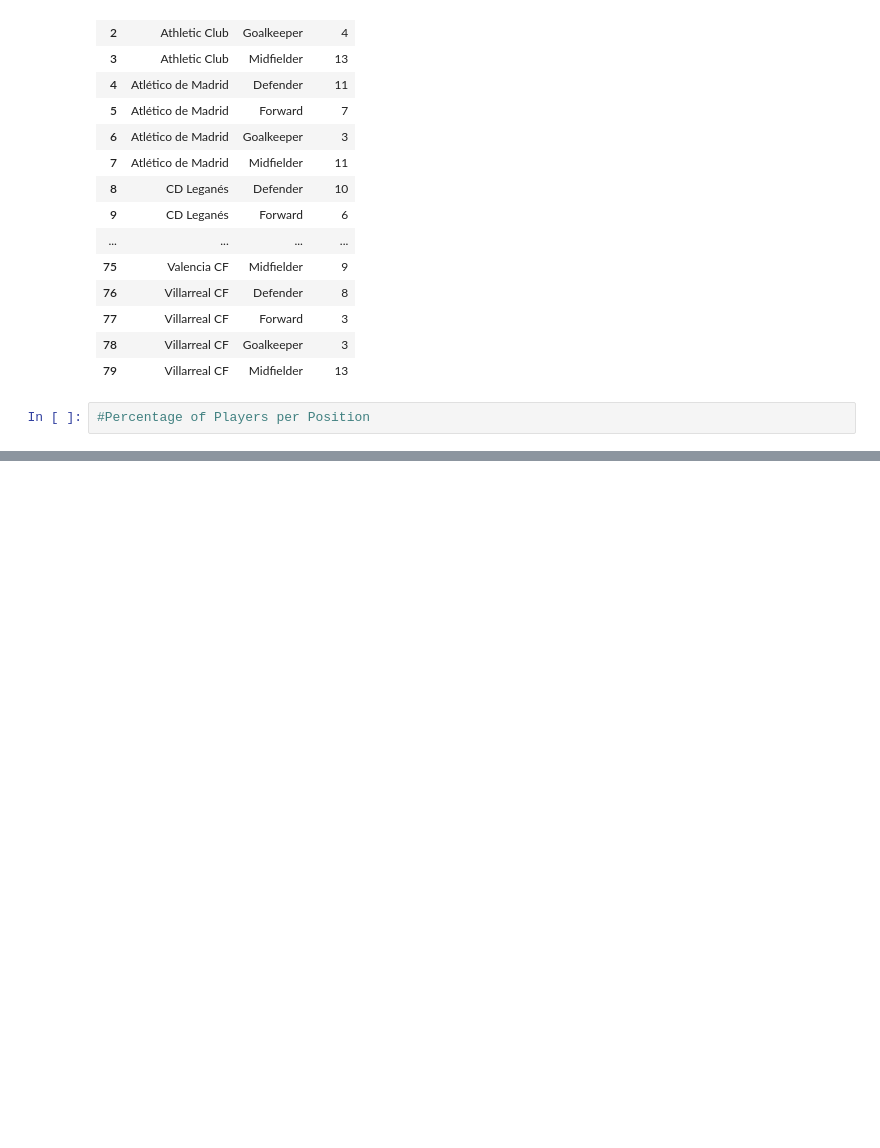
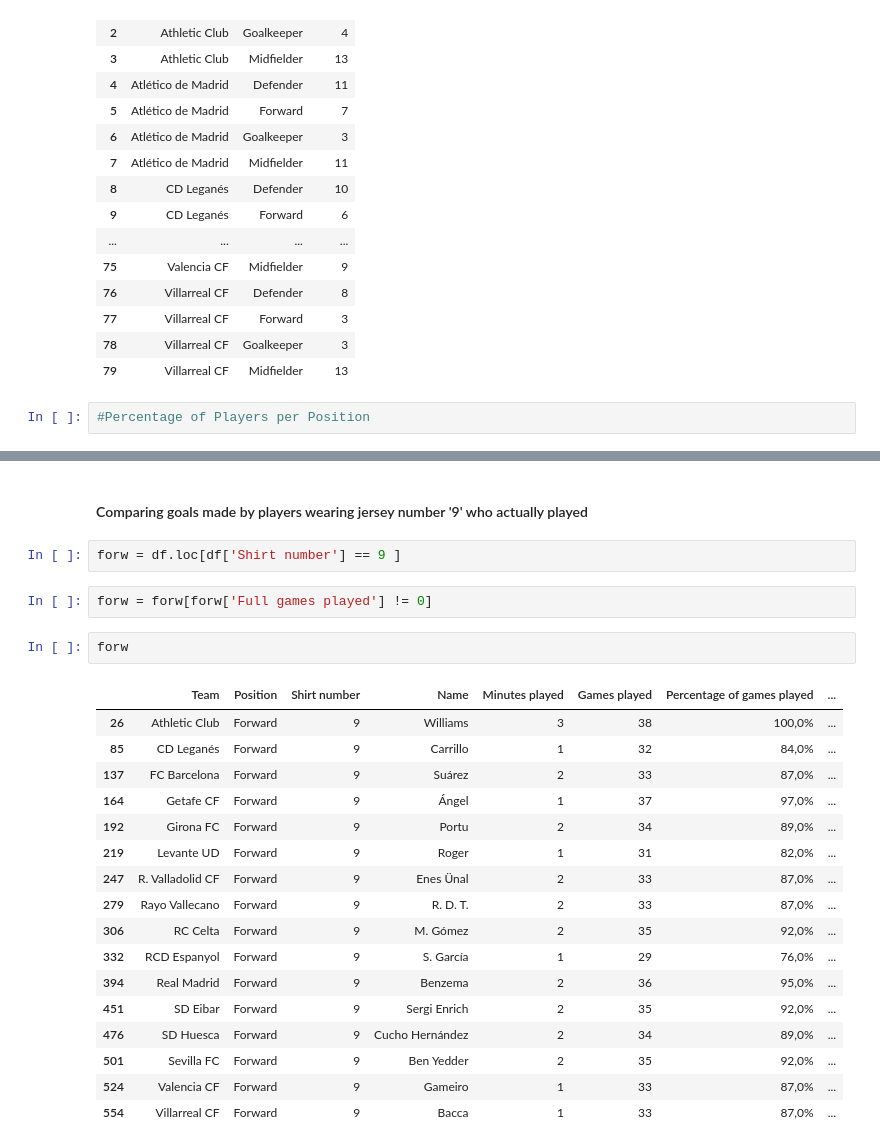
Before and after one commit to wzoungrana/la_liga, a Jupyter notebook: laliga_eda.ipynb, the cells around one changed output, grey strips where cells are left out. Drawn from its saved outputs; the diff is of its cells as text; blank space fills up the shorter version.

```diff
--- a/laliga_eda.ipynb
+++ b/laliga_eda.ipynb
@@ -130,0 +205,26 @@ fig.show()
+# %% [markdown]
+#### Comparing goals made by players wearing jersey number '9' who actually played
+# %%
+forw = df.loc[df['Shirt number'] == 9 ]
+# %%
+forw = forw[forw['Full games played'] != 0]
+# %%
+forw
+# %% [output]
+|  | Team | Position | Shirt number | Name | Minutes played | Games played | Percentage of games played | ... |
+| 26 | Athletic Club | Forward | 9 | Williams | 3 | 38 | 100,0% | ... |
+| 85 | CD Leganés | Forward | 9 | Carrillo | 1 | 32 | 84,0% | ... |
+| 137 | FC Barcelona | Forward | 9 | Suárez | 2 | 33 | 87,0% | ... |
+| 164 | Getafe CF | Forward | 9 | Ángel | 1 | 37 | 97,0% | ... |
+| 192 | Girona FC | Forward | 9 | Portu | 2 | 34 | 89,0% | ... |
+| 219 | Levante UD | Forward | 9 | Roger | 1 | 31 | 82,0% | ... |
+| 247 | R. Valladolid CF | Forward | 9 | Enes Ünal | 2 | 33 | 87,0% | ... |
+| 279 | Rayo Vallecano | Forward | 9 | R. D. T. | 2 | 33 | 87,0% | ... |
+| 306 | RC Celta | Forward | 9 | M. Gómez | 2 | 35 | 92,0% | ... |
+| 332 | RCD Espanyol | Forward | 9 | S. García | 1 | 29 | 76,0% | ... |
+| 394 | Real Madrid | Forward | 9 | Benzema | 2 | 36 | 95,0% | ... |
+| 451 | SD Eibar | Forward | 9 | Sergi Enrich | 2 | 35 | 92,0% | ... |
+| 476 | SD Huesca | Forward | 9 | Cucho Hernández | 2 | 34 | 89,0% | ... |
+| 501 | Sevilla FC | Forward | 9 | Ben Yedder | 2 | 35 | 92,0% | ... |
+| 524 | Valencia CF | Forward | 9 | Gameiro | 1 | 33 | 87,0% | ... |
+| 554 | Villarreal CF | Forward | 9 | Bacca | 1 | 33 | 87,0% | ... |
```
Also changed, not shown: parts of 17 cells of this notebook, 3 other files.
